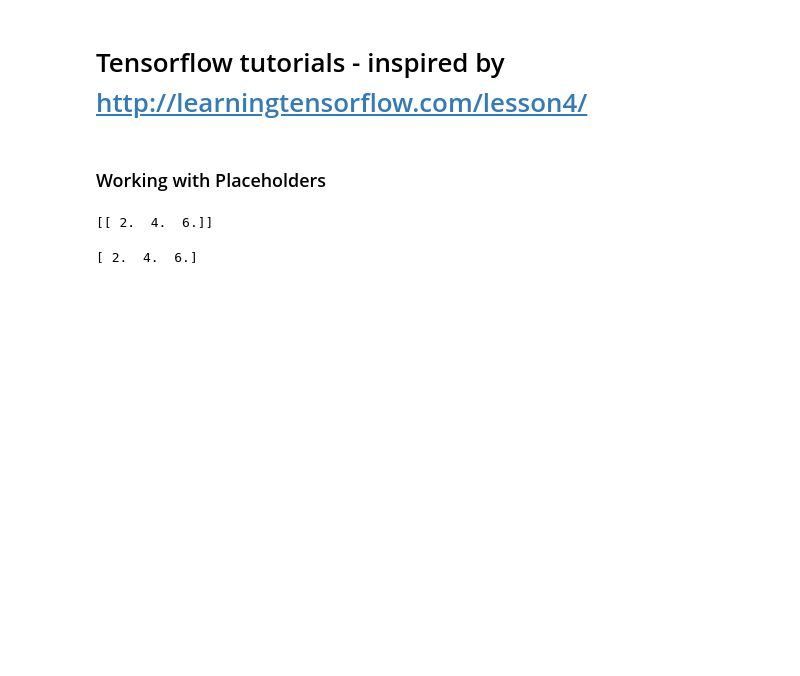
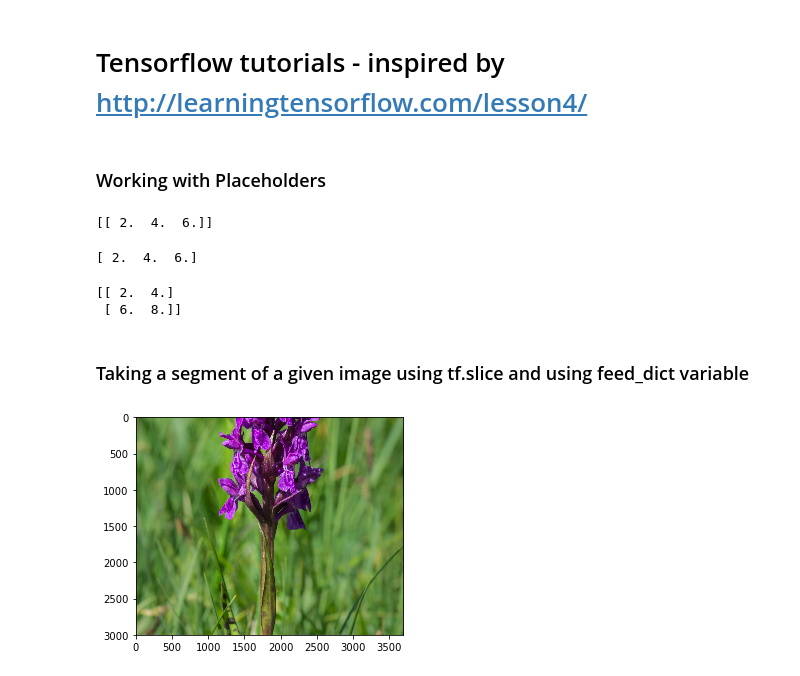
Before and after one commit to abhikbanerjee/Tensorflow_Tutorials, a Jupyter notebook: learning_tensorflow/lesson_4_Tensorflow_Tutorials.ipynb, the cells around one changed output. Saved outputs shown, nothing was run; the diff lists cells and outputs as text; code cells hidden in the pictures; blank space fills up the shorter version.

```diff
--- a/learning_tensorflow/lesson_4_Tensorflow_Tutorials.ipynb
+++ b/learning_tensorflow/lesson_4_Tensorflow_Tutorials.ipynb
@@ -32,3 +32,44 @@ with tf.Session() as sess:
     print(result)
 # %% [output]
 [ 2.  4.  6.]
+# %%
+# repeating the above steps with a matrix passed into feed_dict
+# the same above example can be also shown by now the placeholder can have any rows and any number of columns
+x = tf.placeholder('float', [None,2])
+y = x * 2
+
+model = tf.global_variables_initializer()
+
+with tf.Session() as sess:
+    sess.run(model)
+    x_data = [[1,2],[3,4]]
+    result = sess.run(y, feed_dict={x: x_data})
+    print(result)
+# %% [output]
+[[ 2.  4.]
+ [ 6.  8.]]
+# %% [markdown]
+### Taking a segment of a given image using tf.slice and using feed_dict variable
+# %%
+# taking out a segment of an image using the tf.slice
+import matplotlib.pyplot as plt
+import tensorflow as tf
+import matplotlib.image as mpimg
+import numpy as np
+%matplotlib inline
+
+#Read the data into a numpy array
+raw_image = mpimg.imread("/Users/tkmacl9/Documents/MarshOrchid.jpg")
+raw_image.shape
+
+image = tf.placeholder("uint8", [None, None, 3])
+# take all the values for all of 2 of the dimensions except the rows which is 2000 to 3000
+sliced_img = tf.slice(image, [2000,0,0], [3000,-1,-1])
+
+with tf.Session() as sess:
+    result = sess.run(sliced_img, feed_dict={image: raw_image})
+
+plt.imshow(result)
+plt.show()
+# %% [output]
+[figure, added]
```
Also changed, not shown: 3 other files.
